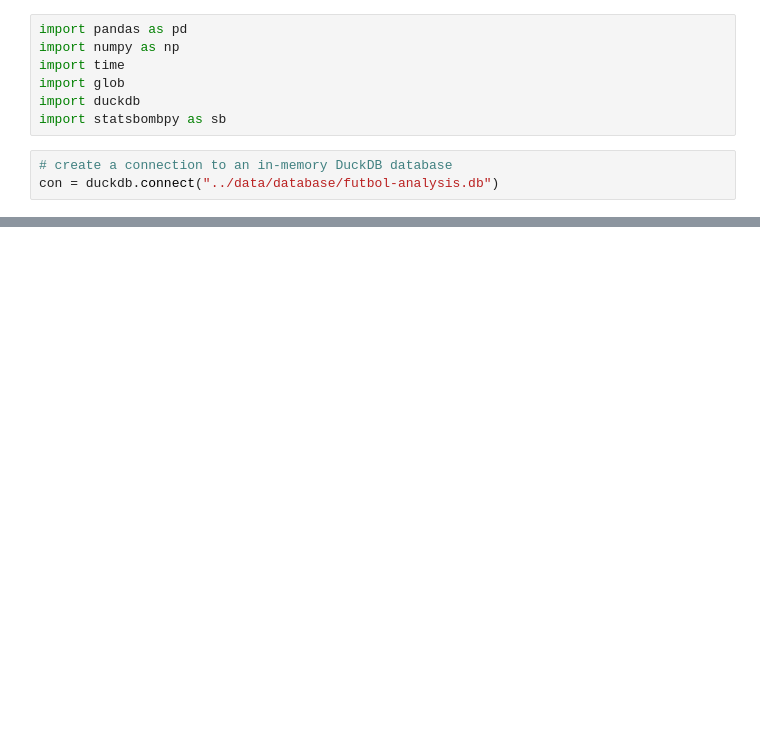
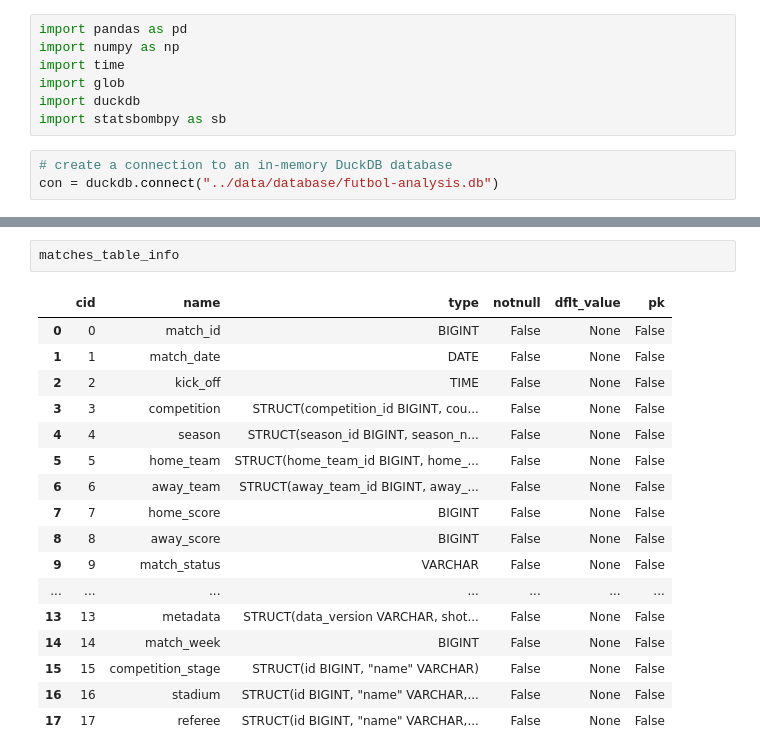
Before and after one commit to nils-dahlin/Futbol-Analysis, a Jupyter notebook: data-collection/statsbombpy.ipynb, the cells around one changed output, grey strips where cells are left out. Drawn from its saved outputs; the diff is of its cells as text; blank space fills up the shorter version.

```diff
--- a/data-collection/statsbombpy.ipynb
+++ b/data-collection/statsbombpy.ipynb
@@ -61,0 +97,20 @@ PRAGMA table_info('lineups');
+# %%
+matches_table_info
+# %% [output]
+|  | cid | name | type | notnull | dflt_value | pk |
+| 0 | 0 | match_id | BIGINT | False | None | False |
+| 1 | 1 | match_date | DATE | False | None | False |
+| 2 | 2 | kick_off | TIME | False | None | False |
+| 3 | 3 | competition | STRUCT(competition_id BIGINT, cou... | False | None | False |
+| 4 | 4 | season | STRUCT(season_id BIGINT, season_n... | False | None | False |
+| 5 | 5 | home_team | STRUCT(home_team_id BIGINT, home_... | False | None | False |
+| 6 | 6 | away_team | STRUCT(away_team_id BIGINT, away_... | False | None | False |
+| 7 | 7 | home_score | BIGINT | False | None | False |
+| 8 | 8 | away_score | BIGINT | False | None | False |
+| 9 | 9 | match_status | VARCHAR | False | None | False |
+| ... | ... | ... | ... | ... | ... | ... |
+| 13 | 13 | metadata | STRUCT(data_version VARCHAR, shot... | False | None | False |
+| 14 | 14 | match_week | BIGINT | False | None | False |
+| 15 | 15 | competition_stage | STRUCT(id BIGINT, "name" VARCHAR) | False | None | False |
+| 16 | 16 | stadium | STRUCT(id BIGINT, "name" VARCHAR,... | False | None | False |
+| 17 | 17 | referee | STRUCT(id BIGINT, "name" VARCHAR,... | False | None | False |
```
Also changed, not shown: parts of 12 cells of this notebook, 1 other file.
